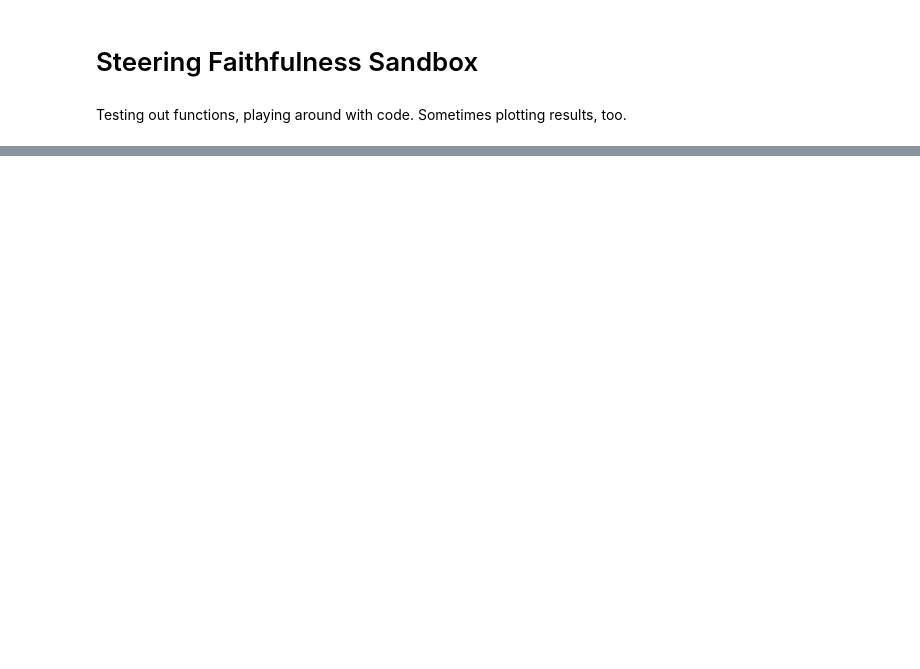
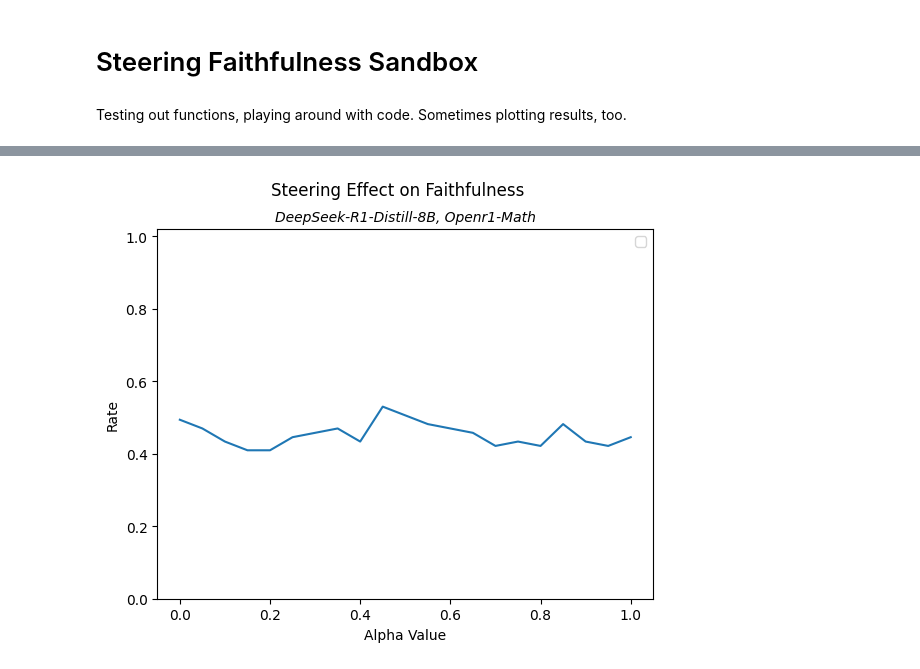
Before and after one commit to achyutha11/steering_faithfulness, a Jupyter notebook: notebooks/steering_exps.ipynb, the cells around one changed output, grey strips where cells are left out. Cells and saved outputs as stored; diff of their text form; code cells hidden in the pictures; blank space fills up the shorter version.

```diff
--- a/notebooks/steering_exps.ipynb
+++ b/notebooks/steering_exps.ipynb
@@ -104,3 +112,23 @@ steering_results
+# %%
+# Generate plot
+x = [0.0, 0.05, 0.1, 0.15, 0.2, 0.25, 0.3, 0.35, 0.4, 0.45, 0.5, 0.55, 0.6, 0.65, 0.7, 0.75, 0.8, 0.85, 0.9, 0.95, 1.0]
+y = [steering_results['0.0_gen_all_layer'], steering_results['0.05_gen_all_layer'], steering_results['0.1_gen_all_layer'], \
+     steering_results['0.15_gen_all_layer'], steering_results['0.2_gen_all_layer'], steering_results['0.25_gen_all_layer'], \
+     steering_results['0.3_gen_all_layer'], steering_results['0.35_gen_all_layer'], steering_results['0.4_gen_all_layer'], \
+     steering_results['0.45_gen_all_layer'], steering_results['0.5_gen_all_layer'], steering_results['0.55_gen_all_layer'], \
+     steering_results['0.6_gen_all_layer'], steering_results['0.65_gen_all_layer'], steering_results['0.7_gen_all_layer'], \
+     steering_results['0.75_gen_all_layer'], steering_results['0.8_gen_all_layer'], steering_results['0.85_gen_all_layer'], \
+     steering_results['0.9_gen_all_layer'], steering_results['0.95_gen_all_layer'], steering_results['1.0_gen_all_layer']]
+plt.suptitle("Steering Effect on Faithfulness")
+plt.title("DeepSeek-R1-Distill-8B, Openr1-Math", fontsize=10, style='italic')
+plt.xlabel("Alpha Value")
+plt.ylabel("Rate")
+plt.ylim(0, 1.02)
+plt.plot(x, y, color="C0")
+plt.legend();
+# plt.savefig("steering_faithfulness_results_openr1.png", dpi=300);
+# %% [output]
+[figure, added]
 # %%
 ff_10 = [steering_results['l18_0.0_gen'], steering_results['l10_0.25_gen'], steering_results['l10_0.5_gen'], steering_results['l10_0.75_gen'], steering_results['l10_1.0_gen']]
 ff_12 = [steering_results['l18_0.0_gen'], steering_results['l12_0.25_gen'], steering_results['l12_0.5_gen'], steering_results['l12_0.75_gen'], steering_results['l12_1.0_gen']]
```
Also changed, not shown: parts of 10 cells of this notebook, 2 other files.
